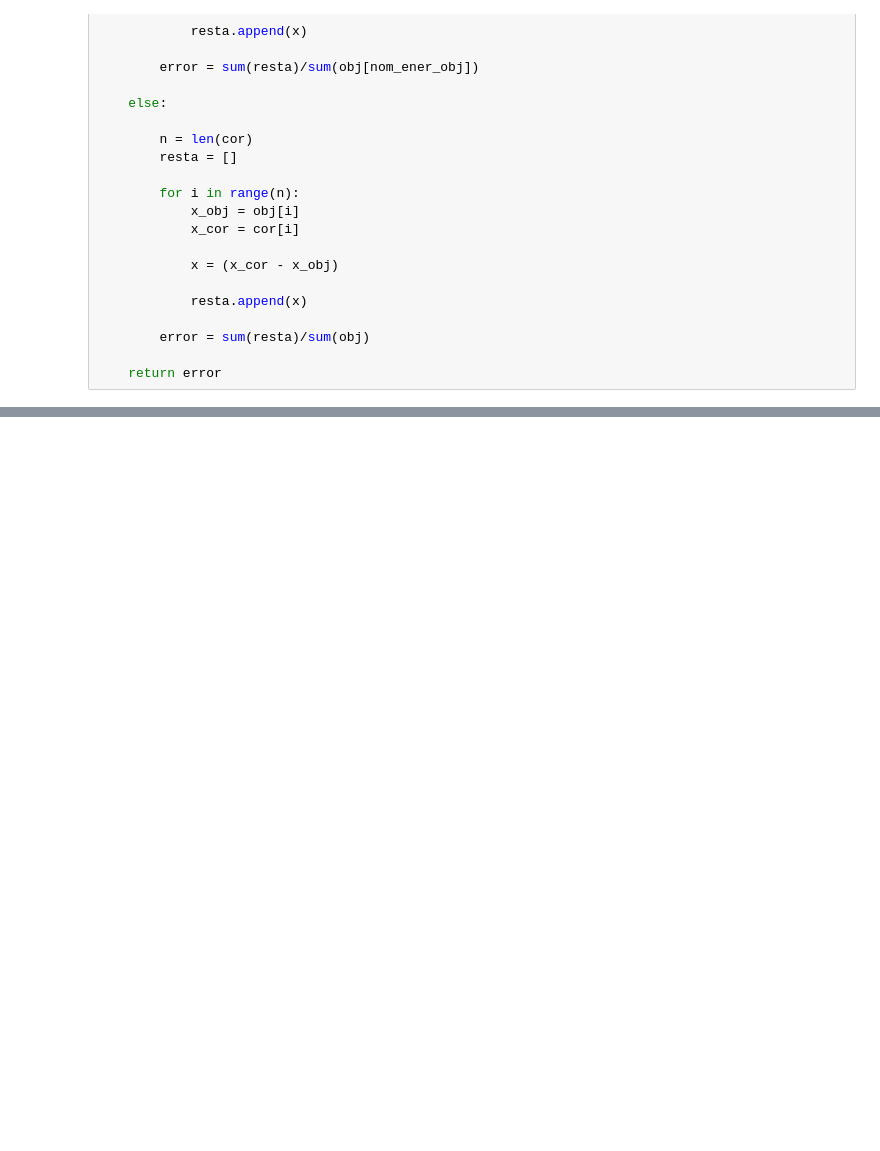
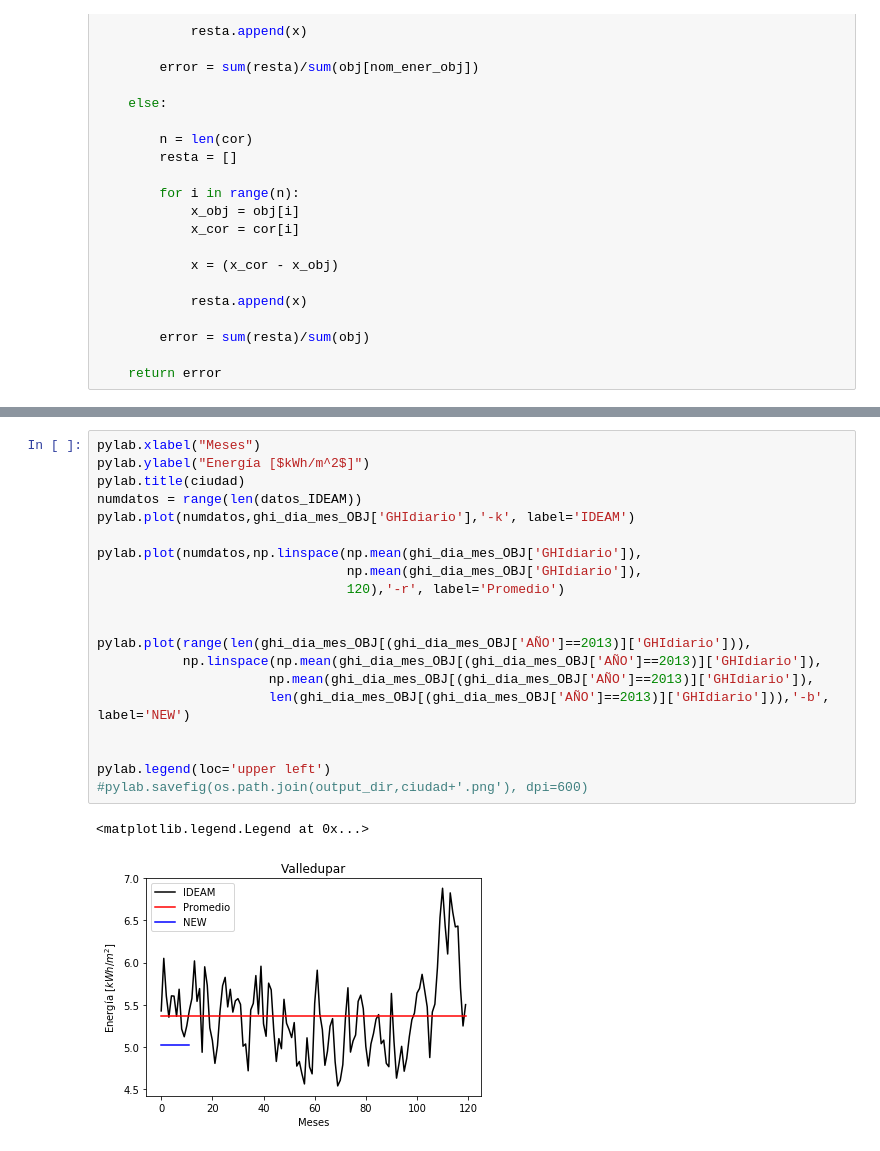
Before and after one commit to drodriguez32/Herramientas-Computacionales, a Jupyter notebook: 02_taller01/Taller_01_VIEJO.ipynb, the cells around one changed output, grey strips where cells are left out. Cells and saved outputs as stored; diff of their text form; blank space fills up the shorter version.

```diff
--- a/02_taller01/Taller_01_VIEJO.ipynb
+++ b/02_taller01/Taller_01_VIEJO.ipynb
@@ -291,0 +292,23 @@ Ks_2sampResult(statistic=0.17500000000000002, pvalue=0.044587233016059116)
+# %%
+pylab.xlabel("Meses")
+pylab.ylabel("Energía [$kWh/m^2$]")
+pylab.title(ciudad)
+numdatos = range(len(datos_IDEAM))
+pylab.plot(numdatos,ghi_dia_mes_OBJ['GHIdiario'],'-k', label='IDEAM')
+
+pylab.plot(numdatos,np.linspace(np.mean(ghi_dia_mes_OBJ['GHIdiario']),
+                                np.mean(ghi_dia_mes_OBJ['GHIdiario']),
+                                120),'-r', label='Promedio')
+
+
+pylab.plot(range(len(ghi_dia_mes_OBJ[(ghi_dia_mes_OBJ['AÑO']==2013)]['GHIdiario'])),
+           np.linspace(np.mean(ghi_dia_mes_OBJ[(ghi_dia_mes_OBJ['AÑO']==2013)]['GHIdiario']),
+                      np.mean(ghi_dia_mes_OBJ[(ghi_dia_mes_OBJ['AÑO']==2013)]['GHIdiario']),
+                      len(ghi_dia_mes_OBJ[(ghi_dia_mes_OBJ['AÑO']==2013)]['GHIdiario'])),'-b', label='NEW')
+
+
+pylab.legend(loc='upper left')
+#pylab.savefig(os.path.join(output_dir,ciudad+'.png'), dpi=600)
+# %% [output]
+<matplotlib.legend.Legend at 0x...>
+[figure, added]
```
Also changed, not shown: parts of 9 cells of this notebook, 21 other files.
